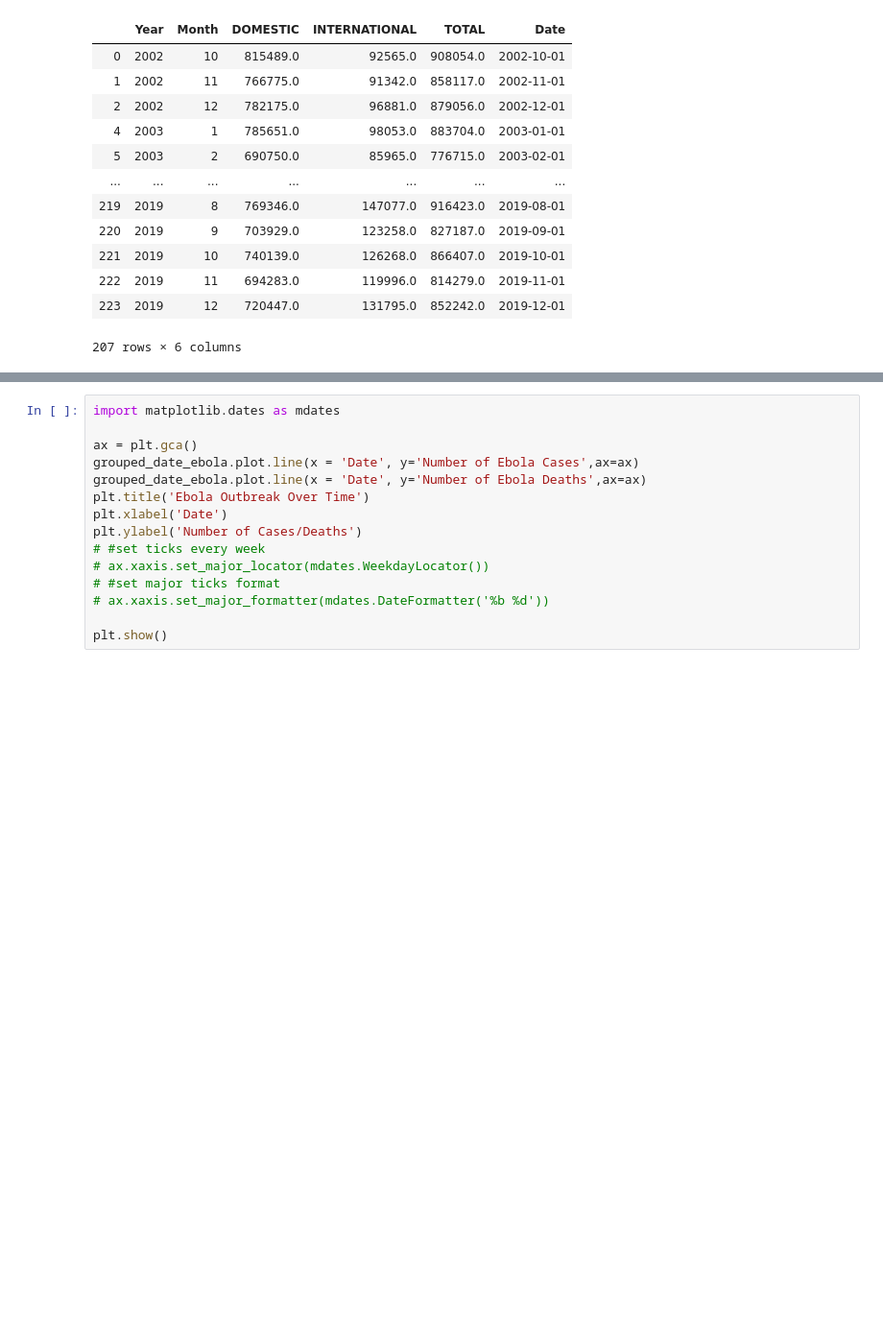
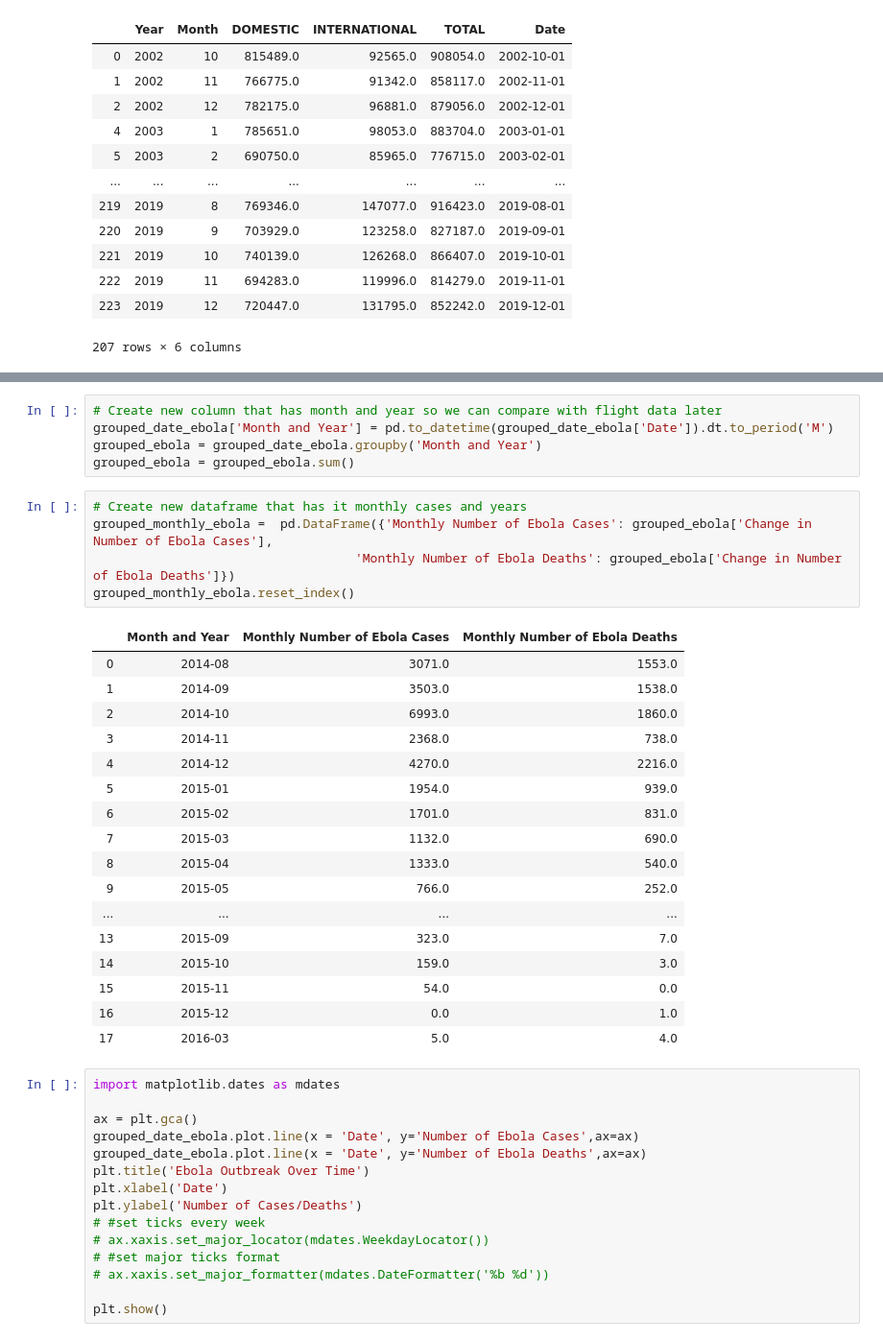
Before and after one commit to vbhakta27/group3, a Jupyter notebook: Airline_data.ipynb, the cells around one changed output, grey strips where cells are left out. Shown: that part at 96% size. Drawn from its saved outputs; the diff is of its cells as text; blank space fills up the shorter version.

```diff
--- a/Airline_data.ipynb
+++ b/Airline_data.ipynb
@@ -361,3 +289,31 @@ grouped_date_ebola
+# %%
+# Create new column that has month and year so we can compare with flight data later
+grouped_date_ebola['Month and Year'] = pd.to_datetime(grouped_date_ebola['Date']).dt.to_period('M')
+grouped_ebola = grouped_date_ebola.groupby('Month and Year')
+grouped_ebola = grouped_ebola.sum()
+# %%
+# Create new dataframe that has it monthly cases and years
+grouped_monthly_ebola =  pd.DataFrame({'Monthly Number of Ebola Cases': grouped_ebola['Change in Number of Ebola Cases'],
+                                   'Monthly Number of Ebola Deaths': grouped_ebola['Change in Number of Ebola Deaths']})
+grouped_monthly_ebola.reset_index()
+# %% [output]
+|  | Month and Year | Monthly Number of Ebola Cases | Monthly Number of Ebola Deaths |
+| 0 | 2014-08 | 3071.0 | 1553.0 |
+| 1 | 2014-09 | 3503.0 | 1538.0 |
+| 2 | 2014-10 | 6993.0 | 1860.0 |
+| 3 | 2014-11 | 2368.0 | 738.0 |
+| 4 | 2014-12 | 4270.0 | 2216.0 |
+| 5 | 2015-01 | 1954.0 | 939.0 |
+| 6 | 2015-02 | 1701.0 | 831.0 |
+| 7 | 2015-03 | 1132.0 | 690.0 |
+| 8 | 2015-04 | 1333.0 | 540.0 |
+| 9 | 2015-05 | 766.0 | 252.0 |
+| ... | ... | ... | ... |
+| 13 | 2015-09 | 323.0 | 7.0 |
+| 14 | 2015-10 | 159.0 | 3.0 |
+| 15 | 2015-11 | 54.0 | 0.0 |
+| 16 | 2015-12 | 0.0 | 1.0 |
+| 17 | 2016-03 | 5.0 | 4.0 |
 # %%
 import matplotlib.dates as mdates
 
```
Also changed, not shown: parts of 35 cells of this notebook, 1 other file.
